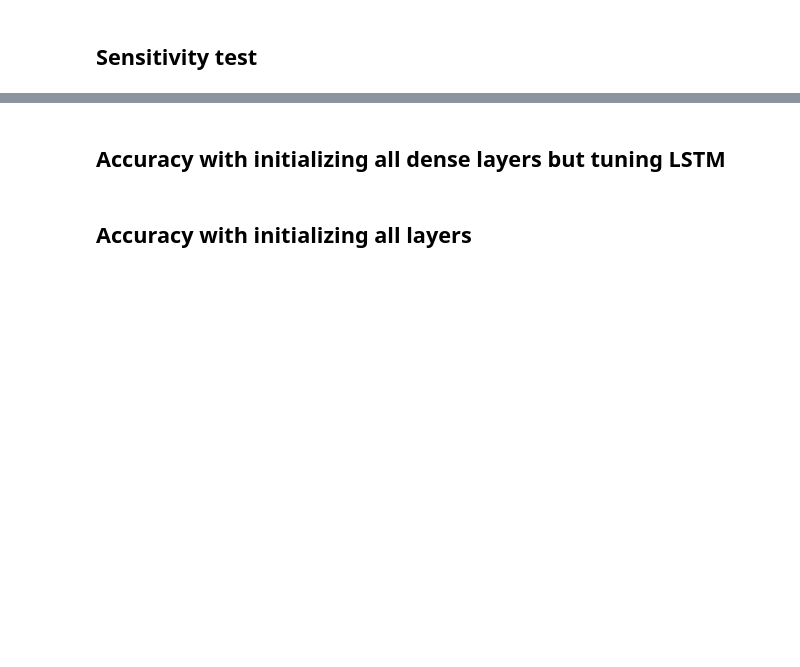
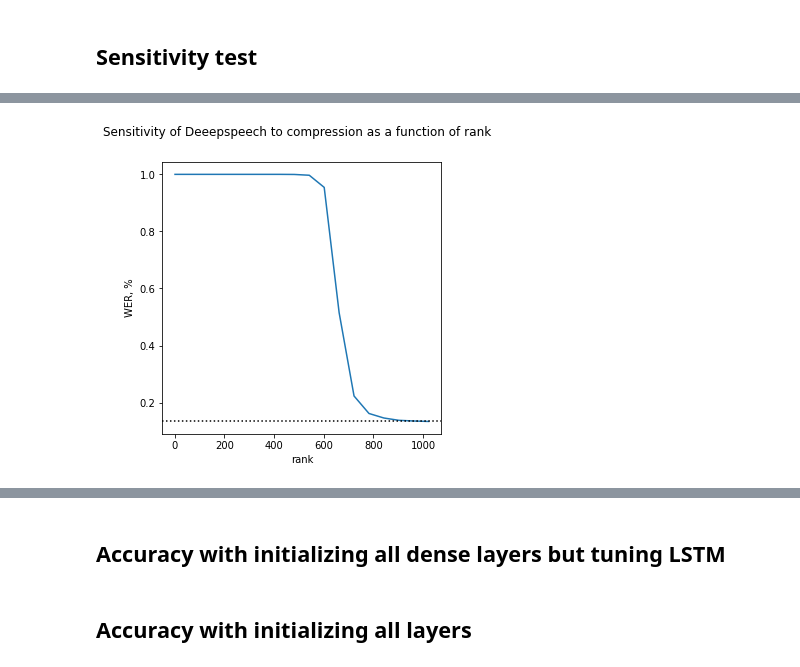
Before and after one commit to qbit-/Automatic-Speech-Recognition, a Jupyter notebook: notebooks/deepspeech_tt.ipynb, the cells around one changed output, grey strips where cells are left out. Cells and saved outputs as stored; diff of their text form; code cells hidden in the pictures; blank space fills up the shorter version.

```diff
--- a/notebooks/deepspeech_tt.ipynb
+++ b/notebooks/deepspeech_tt.ipynb
@@ -92,9 +92,9 @@ pipeline_ref = get_pipeline(model)
 dev_dataset = asr.dataset.Audio.from_csv('./data/dev-clean-index.csv', batch_size=32)
 # %%
 tim = time.time()
-wer, cer = asr.evaluate.calculate_error_rates(pipeline_ref, dev_dataset)
+wer_ref, cer_ref = asr.evaluate.calculate_error_rates(pipeline_ref, dev_dataset)
 print(f"Elapsed: {time.time() - tim}")
-print(f"WER: {wer}, CER: {cer}")
+print(f"WER: {wer_ref}, CER: {cer_ref}")
 # %% [output]
 WARNING:tensorflow:5 out of the last 5 calls to <function Model.make_predict_function.<locals>.predict_function at 0x...> triggered tf.function retracing. Tracing is expensive and the excessive number ...
 WARNING:tensorflow:6 out of the last 6 calls to <function Model.make_predict_function.<locals>.predict_function at 0x...> triggered tf.function retracing. Tracing is expensive and the excessive number ...
@@ -248,13 +766,17 @@ ranks, wers_fix, cers_fix = get_accuracy_by_rank(dev_dataset, './models/tt_ds_un
+# %%
+wers, cers, ranks = (np.load(f'./data/ds_sensitivity/ds_dense2.npz')['wer'],
+                     np.load(f'./data/ds_sensitivity/ds_dense2.npz')['cer'],
+                     np.load(f'./data/ds_sensitivity/ds_dense2.npz')['ranks'])
 # %%
 fig, ax = plt.subplots(1, 1, figsize=(5, 5))
 
-ax.plot(ranks, ref_time / times, label='speedup')
-ax2 = ax.twinx()
-ax2.plot(r, wer_ref - wers_fix, ls='-', label='WER')
-ax2.plot(r, cer_ref - cers_fix, ls=':', label='CER')
+ax.plot(ranks, wers, label='wer')
 # r, acc_ref - acc_direct
+ax.axhline(wer_ref, ls=':', label='reference', c='k')
 ax.set_xlabel('rank')
-ax.set_ylabel('speedup')
-ax2.set_ylabel('accuracy drop')
+ax.set_ylabel('WER, %')
 
-fig.suptitle('Network execution time and accuracy as function of rank')
+fig.suptitle('Sensitivity of Deeepspeech to compression as a function of rank')
+fig.savefig('sense.png')
+# %% [output]
+[figure, added]
```
Also changed, not shown: parts of 21 cells of this notebook, 2 other files.
